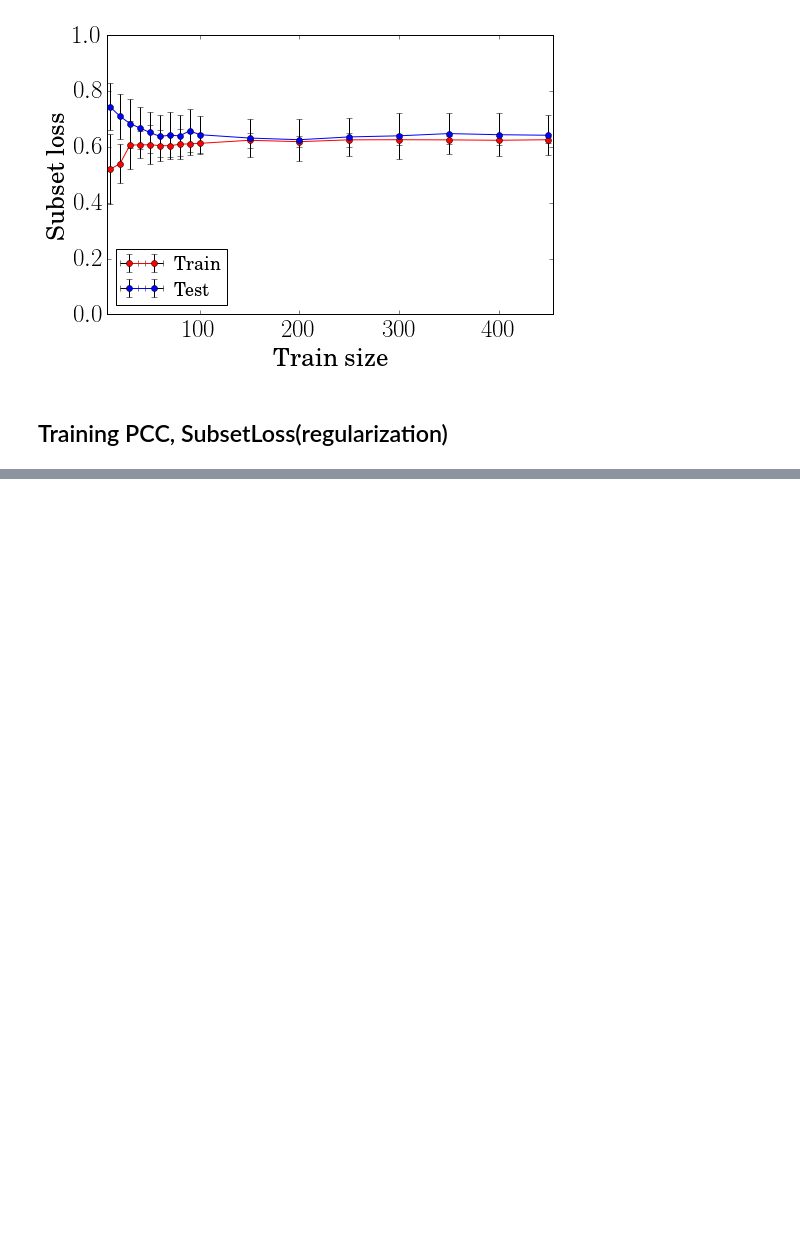
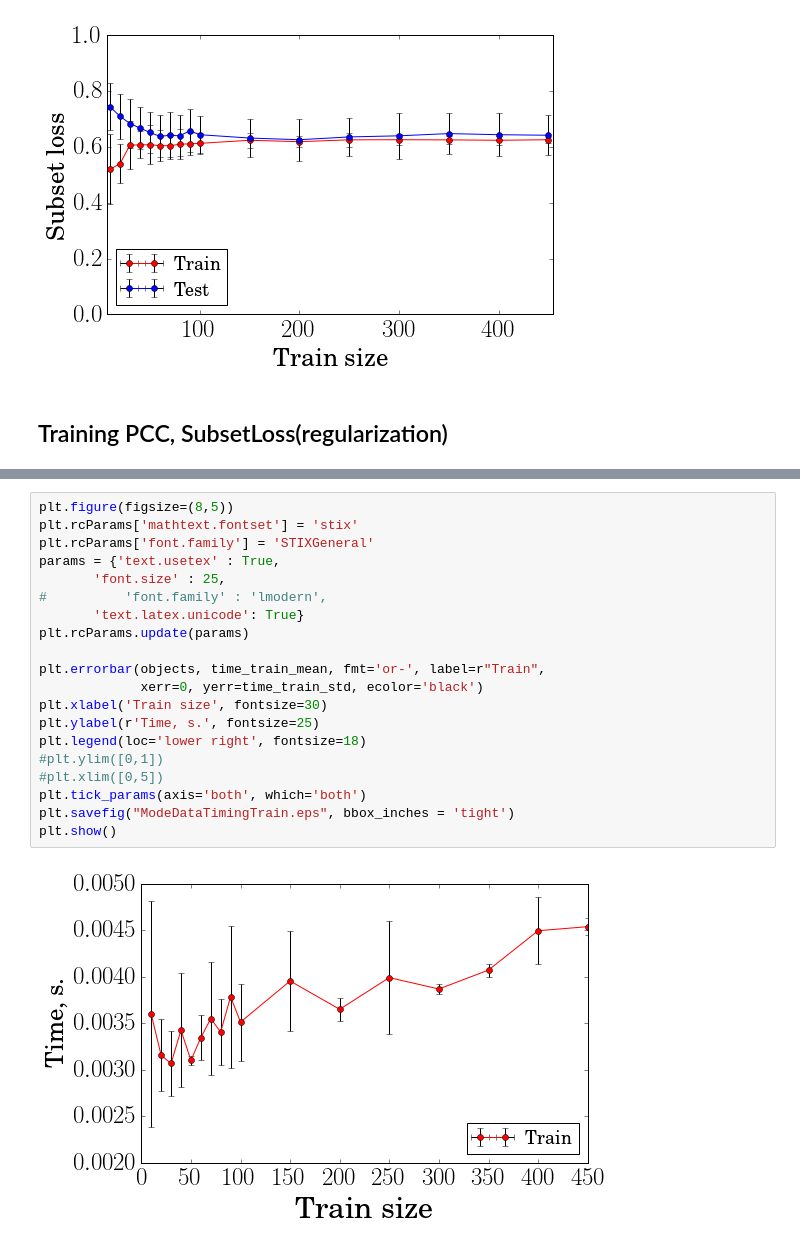
Before and after one commit to etoestja/PCCBio, a Jupyter notebook: code/MLC_PCC_ModelData_Error.ipynb, the cells around one changed output, grey strips where cells are left out. Saved outputs shown, nothing was run; the diff lists cells and outputs as text; blank space fills up the shorter version.

Commit message:
Add timing code
git-svn-id: svn://svn.code.sf.net/p/mlalgorithms/code/Group374/Volodin2016ProbabilisticReceptorPrediction@11726 bcded152-e50b-4b38-bcdb-0829fdd364ce

```diff
--- a/code/MLC_PCC_ModelData_Error.ipynb
+++ b/code/MLC_PCC_ModelData_Error.ipynb
@@ -196,0 +249,22 @@ plt.show()
+# %%
+plt.figure(figsize=(8,5))
+plt.rcParams['mathtext.fontset'] = 'stix'
+plt.rcParams['font.family'] = 'STIXGeneral'
+params = {'text.usetex' : True,
+       'font.size' : 25,
+#          'font.family' : 'lmodern',
+       'text.latex.unicode': True}
+plt.rcParams.update(params)
+
+plt.errorbar(objects, time_train_mean, fmt='or-', label=r"Train",
+             xerr=0, yerr=time_train_std, ecolor='black')
+plt.xlabel('Train size', fontsize=30)
+plt.ylabel(r'Time, s.', fontsize=25)
+plt.legend(loc='lower right', fontsize=18)
+#plt.ylim([0,1])
+#plt.xlim([0,5])
+plt.tick_params(axis='both', which='both')
+plt.savefig("ModeDataTimingTrain.eps", bbox_inches = 'tight')
+plt.show()
+# %% [output]
+[figure, added]
```
Also changed, not shown: parts of 5 cells of this notebook.
